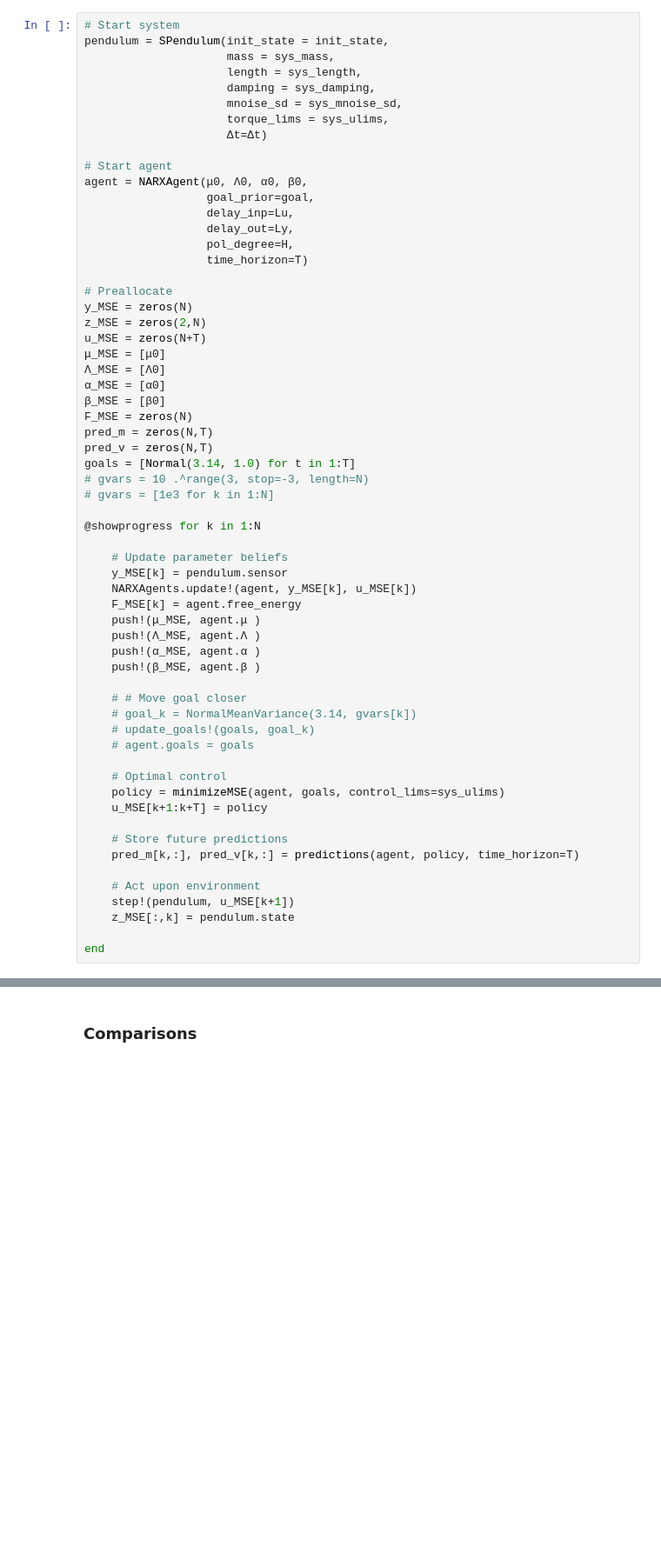
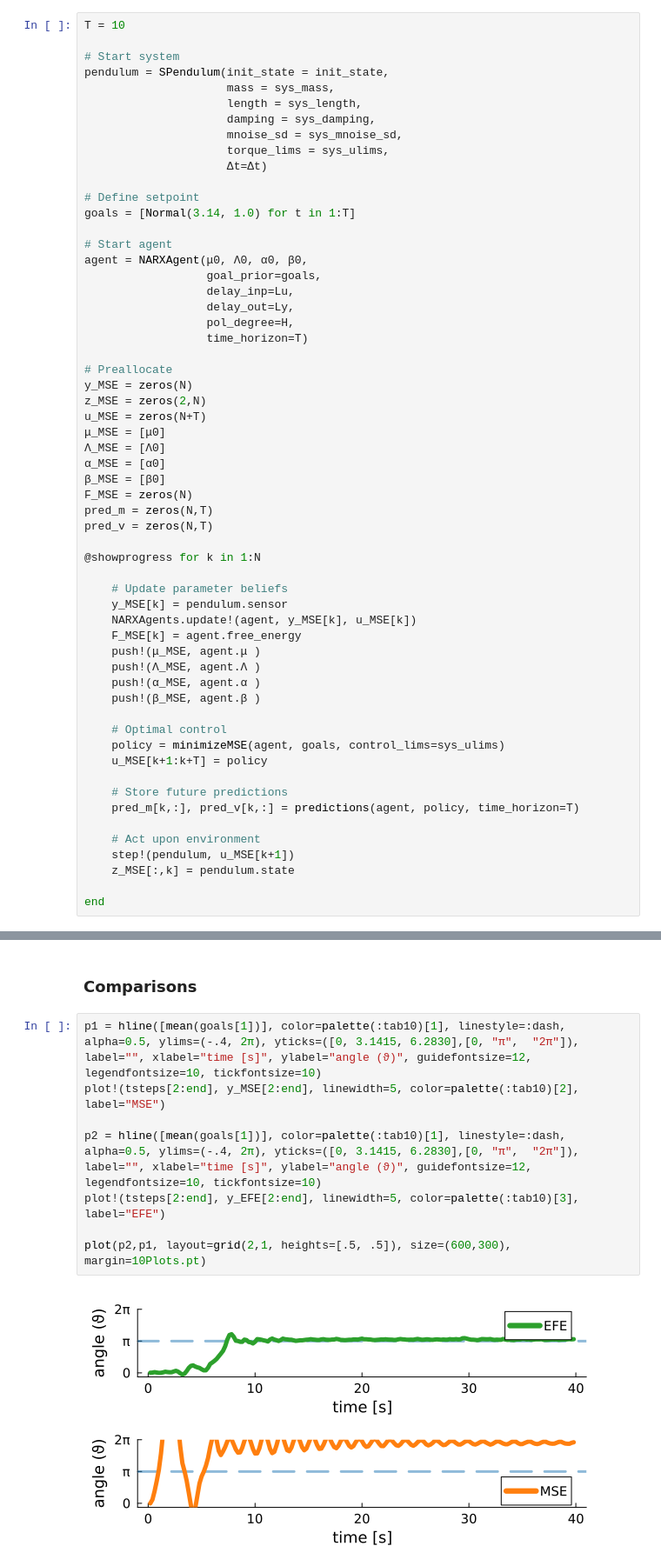
Before and after one commit to biaslab/LCSS2024-NARXEFE, a Jupyter notebook: notebooks/NARX-EFE spendulum.ipynb, the cells around one changed output, grey strips where cells are left out. Shown at 87% size. Cells and saved outputs as stored; diff of their text form; blank space fills up the shorter version.

```diff
--- a/notebooks/NARX-EFE spendulum.ipynb
+++ b/notebooks/NARX-EFE spendulum.ipynb
@@ -280,6 +213,8 @@ Plots.AnimatedGif("/home/wmkouw/syndr/Wouter/Onderzoek/Projecten/tue/efe-acquisi
 # %% [markdown]
 ### Mean Squared Error minimization
 # %%
+T = 10
+
 # Start system
 pendulum = SPendulum(init_state = init_state,
                      mass = sys_mass,
@@ -289,9 +224,12 @@ pendulum = SPendulum(init_state = init_state,
                      torque_lims = sys_ulims,
                      Δt=Δt)
 
+# Define setpoint
+goals = [Normal(3.14, 1.0) for t in 1:T]
+
 # Start agent
 agent = NARXAgent(μ0, Λ0, α0, β0,
-                  goal_prior=goal,
+                  goal_prior=goals,
                   delay_inp=Lu,
                   delay_out=Ly,
                   pol_degree=H,
@@ -308,9 +246,6 @@ u_MSE = zeros(N+T)
 F_MSE = zeros(N)
 pred_m = zeros(N,T)
 pred_v = zeros(N,T)
-goals = [Normal(3.14, 1.0) for t in 1:T]
-# gvars = 10 .^range(3, stop=-3, length=N)
-# gvars = [1e3 for k in 1:N]
 
 @showprogress for k in 1:N
 
@@ -322,11 +257,6 @@ goals = [Normal(3.14, 1.0) for t in 1:T]
     push!(Λ_MSE, agent.Λ )
     push!(α_MSE, agent.α )
     push!(β_MSE, agent.β )
-
-    # # Move goal closer
-    # goal_k = NormalMeanVariance(3.14, gvars[k])
-    # update_goals!(goals, goal_k)
-    # agent.goals = goals
 
     # Optimal control
     policy = minimizeMSE(agent, goals, control_lims=sys_ulims)
@@ -378,2 +320,12 @@ gif(anim, "figures/NARX-MSE-1Pendulum-planning.gif", fps=24)
 # %% [markdown]
 ### Comparisons
+# %%
+p1 = hline([mean(goals[1])], color=palette(:tab10)[1], linestyle=:dash, alpha=0.5, ylims=(-.4, 2π), yticks=([0, 3.1415, 6.2830],[0, "π",  "2π"]), label="", xlabel="time [s]", ylabel="angle (ϑ)", guidefontsize=12, legendfontsize=10, tickfontsize=10)
+plot!(tsteps[2:end], y_MSE[2:end], linewidth=5, color=palette(:tab10)[2], label="MSE")
+
+p2 = hline([mean(goals[1])], color=palette(:tab10)[1], linestyle=:dash, alpha=0.5, ylims=(-.4, 2π), yticks=([0, 3.1415, 6.2830],[0, "π",  "2π"]), label="", xlabel="time [s]", ylabel="angle (ϑ)", guidefontsize=12, legendfontsize=10, tickfontsize=10)
+plot!(tsteps[2:end], y_EFE[2:end], linewidth=5, color=palette(:tab10)[3], label="EFE")
+
+plot(p2,p1, layout=grid(2,1, heights=[.5, .5]), size=(600,300), margin=10Plots.pt)
+# %% [output]
+[figure, added]
```
Also changed, not shown: parts of 29 cells of this notebook, 15 other files.
